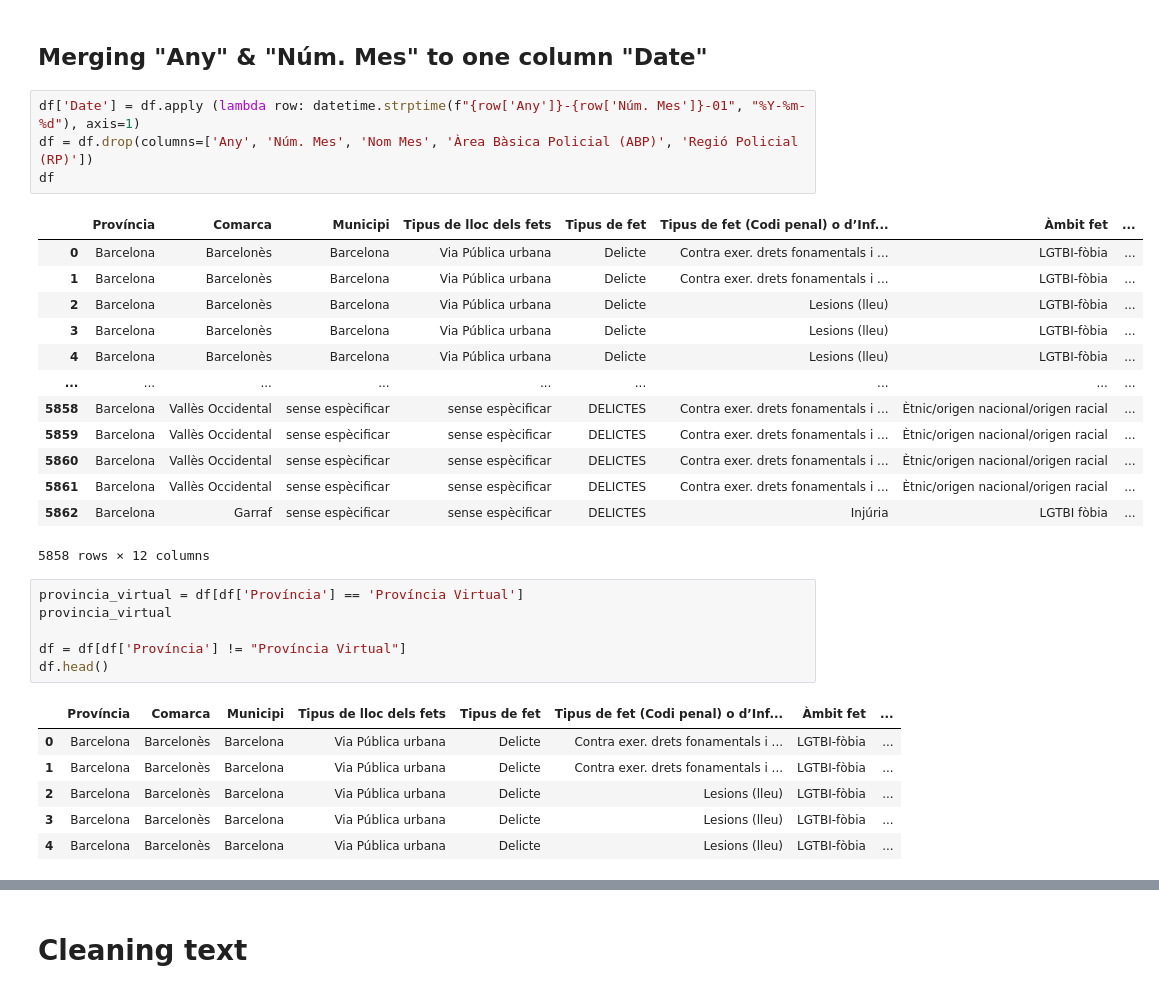
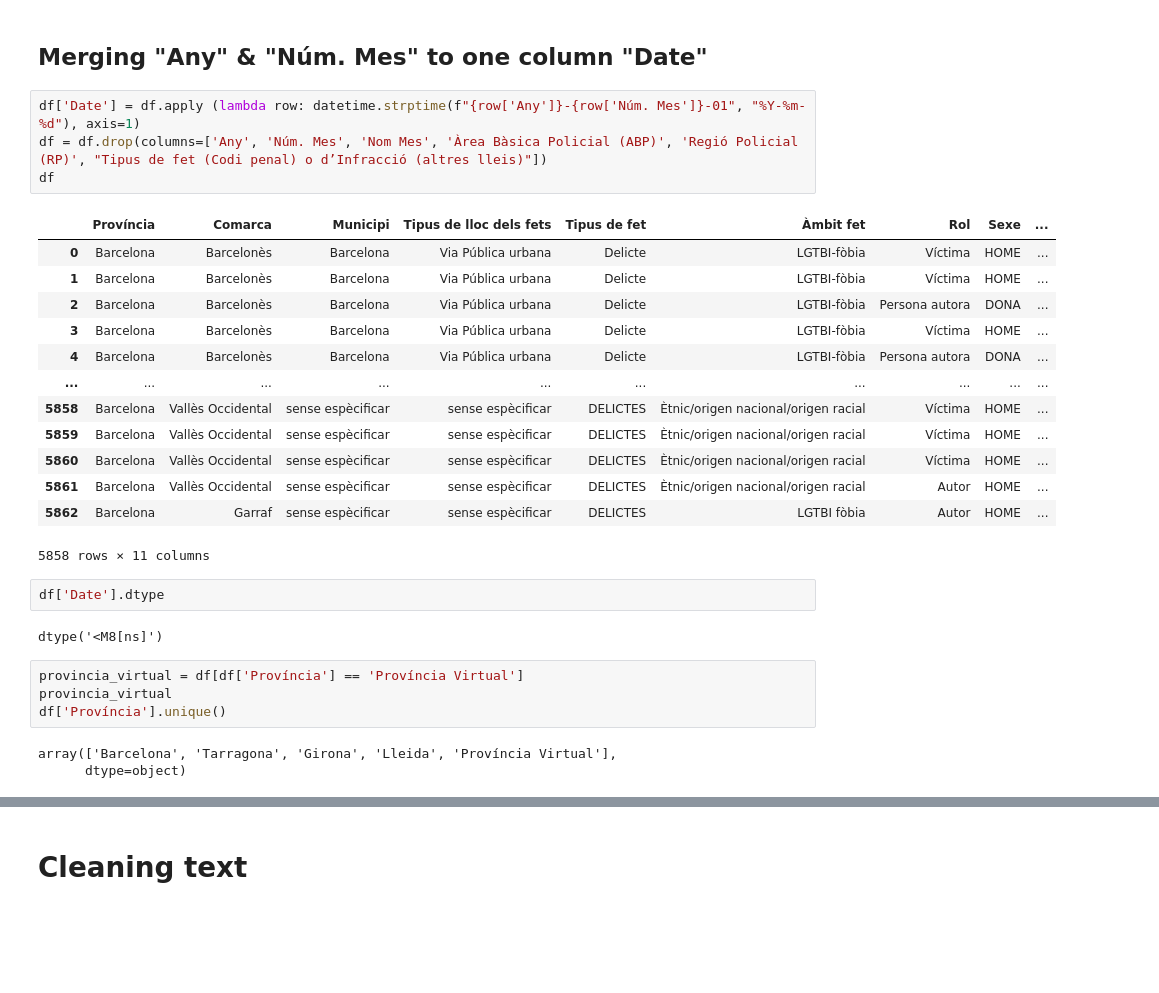
Before and after one commit to EFRdev/hate_crimes, a Jupyter notebook: hate_crimes.ipynb, the cells around one changed output, grey strips where cells are left out. Cells and saved outputs as stored; diff of their text form; blank space fills up the shorter version.

```diff
--- a/hate_crimes.ipynb
+++ b/hate_crimes.ipynb
@@ -96,32 +96,30 @@ array(['01', '02', '03', '04', '05', '06', '07', '08', '09', '10', '11',
 ## Merging "Any" & "Núm. Mes" to one column "Date"
 # %%
 df['Date'] = df.apply (lambda row: datetime.strptime(f"{row['Any']}-{row['Núm. Mes']}-01", "%Y-%m-%d"), axis=1)
-df = df.drop(columns=['Any', 'Núm. Mes', 'Nom Mes', 'Àrea Bàsica Policial (ABP)', 'Regió Policial (RP)'])
+df = df.drop(columns=['Any', 'Núm. Mes', 'Nom Mes', 'Àrea Bàsica Policial (ABP)', 'Regió Policial (RP)', "Tipus de fet (Codi penal) o d’Infracció (altres lleis)"])
 df
 # %% [output]
-|  | Província | Comarca | Municipi | Tipus de lloc dels fets | Tipus de fet | Tipus de fet (Codi penal) o d’Inf... | Àmbit fet | ... |
-| 0 | Barcelona | Barcelonès | Barcelona | Via Pública urbana | Delicte | Contra exer. drets fonamentals i ... | LGTBI-fòbia | ... |
-| 1 | Barcelona | Barcelonès | Barcelona | Via Pública urbana | Delicte | Contra exer. drets fonamentals i ... | LGTBI-fòbia | ... |
-| 2 | Barcelona | Barcelonès | Barcelona | Via Pública urbana | Delicte | Lesions (lleu) | LGTBI-fòbia | ... |
-| 3 | Barcelona | Barcelonès | Barcelona | Via Pública urbana | Delicte | Lesions (lleu) | LGTBI-fòbia | ... |
-| 4 | Barcelona | Barcelonès | Barcelona | Via Pública urbana | Delicte | Lesions (lleu) | LGTBI-fòbia | ... |
-| ... | ... | ... | ... | ... | ... | ... | ... | ... |
-| 5858 | Barcelona | Vallès Occidental | sense espècificar | sense espècificar | DELICTES | Contra exer. drets fonamentals i ... | Ètnic/origen nacional/origen racial | ... |
-| 5859 | Barcelona | Vallès Occidental | sense espècificar | sense espècificar | DELICTES | Contra exer. drets fonamentals i ... | Ètnic/origen nacional/origen racial | ... |
-| 5860 | Barcelona | Vallès Occidental | sense espècificar | sense espècificar | DELICTES | Contra exer. drets fonamentals i ... | Ètnic/origen nacional/origen racial | ... |
-| 5861 | Barcelona | Vallès Occidental | sense espècificar | sense espècificar | DELICTES | Contra exer. drets fonamentals i ... | Ètnic/origen nacional/origen racial | ... |
-| 5862 | Barcelona | Garraf | sense espècificar | sense espècificar | DELICTES | Injúria | LGTBI fòbia | ... |
+|  | Província | Comarca | Municipi | Tipus de lloc dels fets | Tipus de fet | Àmbit fet | Rol | Sexe | ... |
+| 0 | Barcelona | Barcelonès | Barcelona | Via Pública urbana | Delicte | LGTBI-fòbia | Víctima | HOME | ... |
+| 1 | Barcelona | Barcelonès | Barcelona | Via Pública urbana | Delicte | LGTBI-fòbia | Víctima | HOME | ... |
+| 2 | Barcelona | Barcelonès | Barcelona | Via Pública urbana | Delicte | LGTBI-fòbia | Persona autora | DONA | ... |
+| 3 | Barcelona | Barcelonès | Barcelona | Via Pública urbana | Delicte | LGTBI-fòbia | Víctima | HOME | ... |
+| 4 | Barcelona | Barcelonès | Barcelona | Via Pública urbana | Delicte | LGTBI-fòbia | Persona autora | DONA | ... |
+| ... | ... | ... | ... | ... | ... | ... | ... | ... | ... |
+| 5858 | Barcelona | Vallès Occidental | sense espècificar | sense espècificar | DELICTES | Ètnic/origen nacional/origen racial | Víctima | HOME | ... |
+| 5859 | Barcelona | Vallès Occidental | sense espècificar | sense espècificar | DELICTES | Ètnic/origen nacional/origen racial | Víctima | HOME | ... |
+| 5860 | Barcelona | Vallès Occidental | sense espècificar | sense espècificar | DELICTES | Ètnic/origen nacional/origen racial | Víctima | HOME | ... |
+| 5861 | Barcelona | Vallès Occidental | sense espècificar | sense espècificar | DELICTES | Ètnic/origen nacional/origen racial | Autor | HOME | ... |
+| 5862 | Barcelona | Garraf | sense espècificar | sense espècificar | DELICTES | LGTBI fòbia | Autor | HOME | ... |
-5858 rows × 12 columns
+5858 rows × 11 columns
+# %%
+df['Date'].dtype
+# %% [output]
+dtype('<M8[ns]')
 # %%
 provincia_virtual = df[df['Província'] == 'Província Virtual']
 provincia_virtual
-
-df = df[df['Província'] != "Província Virtual"]
-df.head()
+df['Província'].unique()
 # %% [output]
-|  | Província | Comarca | Municipi | Tipus de lloc dels fets | Tipus de fet | Tipus de fet (Codi penal) o d’Inf... | Àmbit fet | ... |
-| 0 | Barcelona | Barcelonès | Barcelona | Via Pública urbana | Delicte | Contra exer. drets fonamentals i ... | LGTBI-fòbia | ... |
-| 1 | Barcelona | Barcelonès | Barcelona | Via Pública urbana | Delicte | Contra exer. drets fonamentals i ... | LGTBI-fòbia | ... |
-| 2 | Barcelona | Barcelonès | Barcelona | Via Pública urbana | Delicte | Lesions (lleu) | LGTBI-fòbia | ... |
-| 3 | Barcelona | Barcelonès | Barcelona | Via Pública urbana | Delicte | Lesions (lleu) | LGTBI-fòbia | ... |
-| 4 | Barcelona | Barcelonès | Barcelona | Via Pública urbana | Delicte | Lesions (lleu) | LGTBI-fòbia | ... |
+array(['Barcelona', 'Tarragona', 'Girona', 'Lleida', 'Província Virtual'],
+      dtype=object)
```
Also changed, not shown: parts of 42 cells of this notebook, 1 other file.
